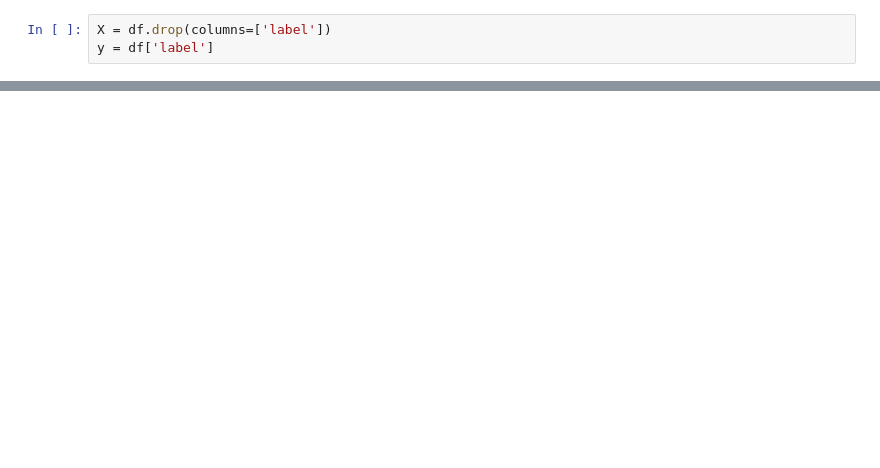
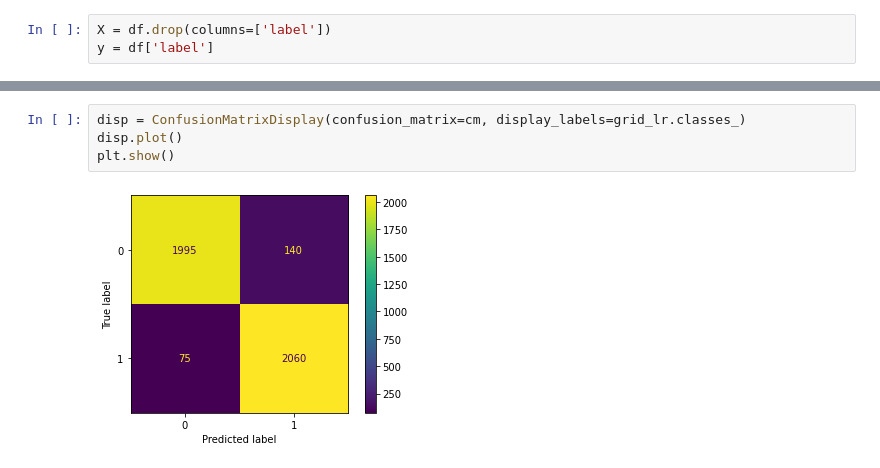
Before and after one commit to Protolaw/a2a_binary_classifier, a Jupyter notebook: Logistic regr.ipynb, the cells around one changed output, grey strips where cells are left out. Cells and saved outputs as stored; diff of their text form; blank space fills up the shorter version.

```diff
--- a/Logistic regr.ipynb
+++ b/Logistic regr.ipynb
@@ -205,3 +151,9 @@ len(X.columns)
+# %%
+disp = ConfusionMatrixDisplay(confusion_matrix=cm, display_labels=grid_lr.classes_)
+disp.plot()
+plt.show()
+# %% [output]
+[figure, added]
 # %%
 # ridge = RidgeCV(alphas=np.logspace(-6, 6, num=5)).fit(X, y)
 importance = np.abs(clf.coef_)
```
Also changed, not shown: parts of 31 cells of this notebook, 3 other files.
